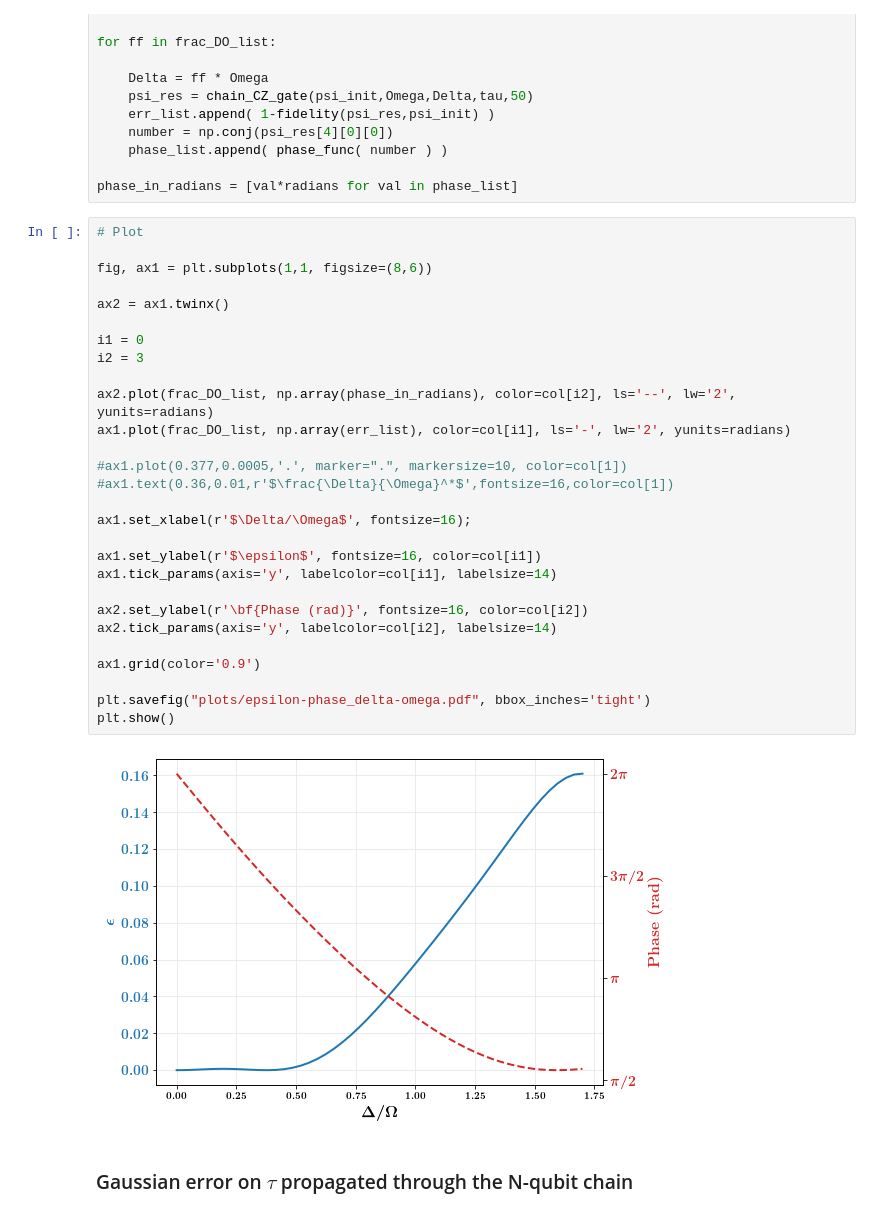
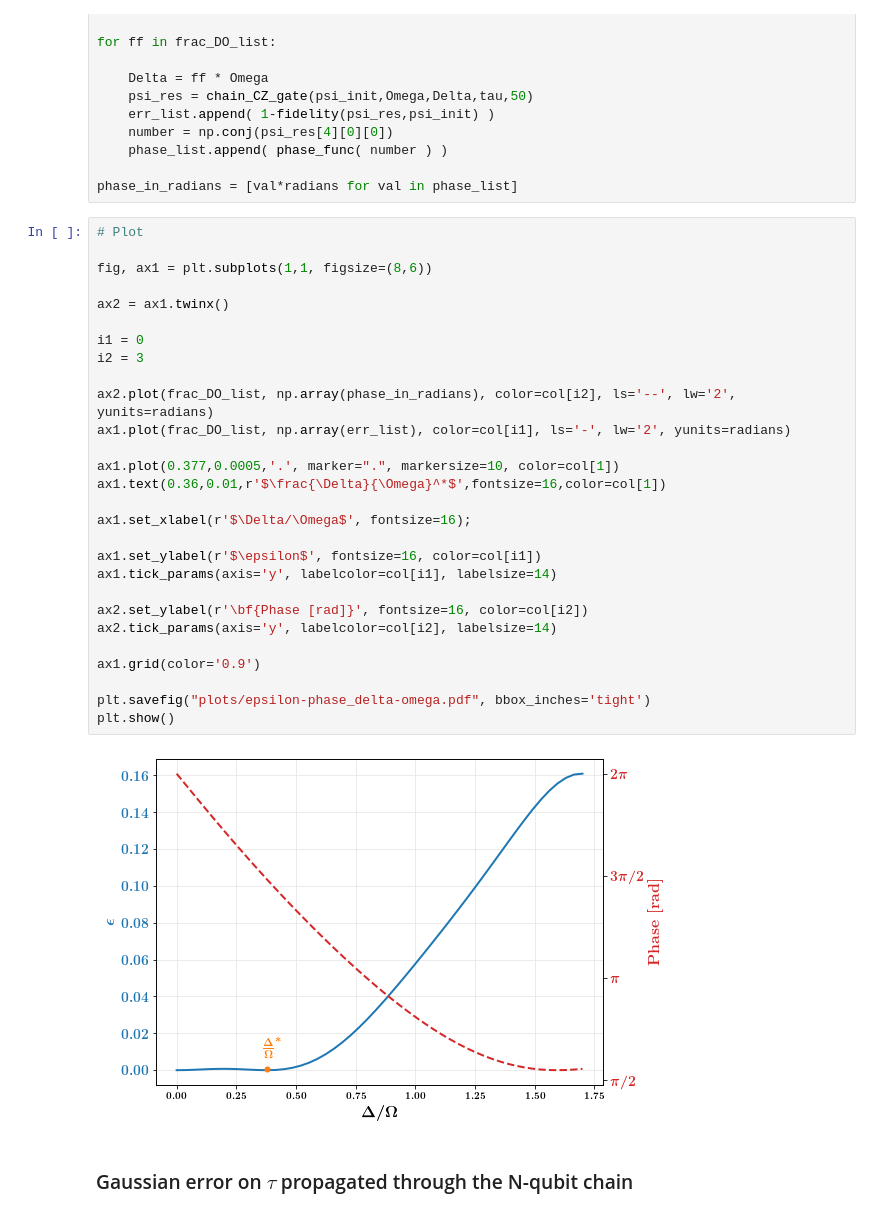
Before and after one commit to AlicePagano/Two-qubit_CZ_gate_simulation, a Jupyter notebook: code/physical_behavior/chain_CZ-gate_Qutip.ipynb, the cells around one changed output. Cells and saved outputs as stored; diff of their text form.

```diff
--- a/code/physical_behavior/chain_CZ-gate_Qutip.ipynb
+++ b/code/physical_behavior/chain_CZ-gate_Qutip.ipynb
@@ -250,33 +250,33 @@ phase_in_radians = [val*radians for val in phase_list]
 # %%
 # Plot
 
 fig, ax1 = plt.subplots(1,1, figsize=(8,6))
 
 ax2 = ax1.twinx()
 
 i1 = 0
 i2 = 3
 
 ax2.plot(frac_DO_list, np.array(phase_in_radians), color=col[i2], ls='--', lw='2', yunits=radians)
 ax1.plot(frac_DO_list, np.array(err_list), color=col[i1], ls='-', lw='2', yunits=radians)
 
-#ax1.plot(0.377,0.0005,'.', marker=".", markersize=10, color=col[1])
-#ax1.text(0.36,0.01,r'$\frac{\Delta}{\Omega}^*$',fontsize=16,color=col[1])
+ax1.plot(0.377,0.0005,'.', marker=".", markersize=10, color=col[1])
+ax1.text(0.36,0.01,r'$\frac{\Delta}{\Omega}^*$',fontsize=16,color=col[1])
 
 ax1.set_xlabel(r'$\Delta/\Omega$', fontsize=16);
 
 ax1.set_ylabel(r'$\epsilon$', fontsize=16, color=col[i1])
 ax1.tick_params(axis='y', labelcolor=col[i1], labelsize=14)
 
-ax2.set_ylabel(r'\bf{Phase (rad)}', fontsize=16, color=col[i2])
+ax2.set_ylabel(r'\bf{Phase [rad]}', fontsize=16, color=col[i2])
 ax2.tick_params(axis='y', labelcolor=col[i2], labelsize=14)
 
 ax1.grid(color='0.9')
 
 plt.savefig("plots/epsilon-phase_delta-omega.pdf", bbox_inches='tight')
 plt.show()
 # %% [output]
-[figure, old version]
+[figure, new version]
 # %% [markdown]
 ### Gaussian error on  $\tau$ propagated through the N-qubit chain
 # %%
```
Also changed, not shown: parts of 13 cells of this notebook, 9 other files.
